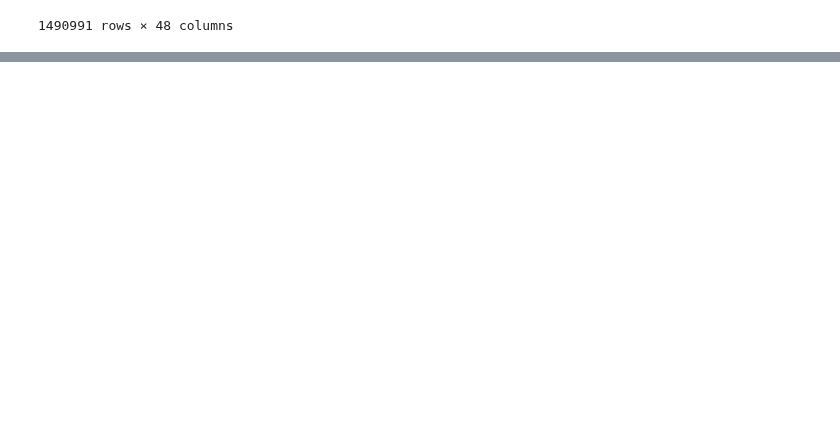
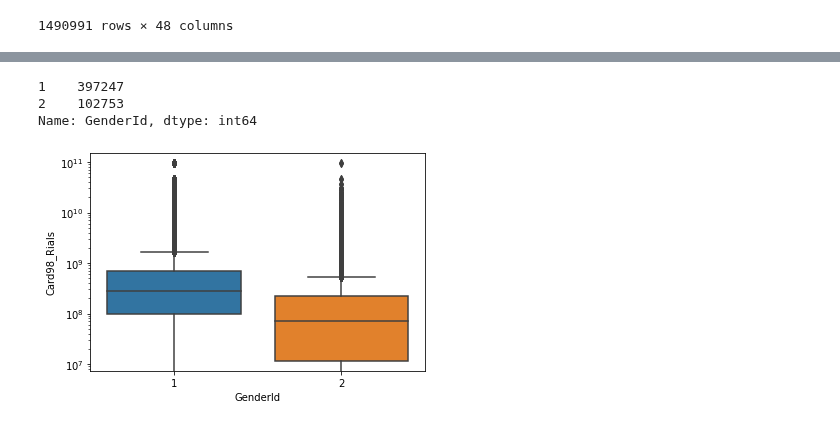
Before and after one commit to sadraheydari/BS_project, a Jupyter notebook: code/notebooks/1. EDA.ipynb, the cells around one changed output, grey strips where cells are left out. Cells and saved outputs as stored; diff of their text form; code cells hidden in the pictures; blank space fills up the shorter version.

```diff
--- a/code/notebooks/1. EDA.ipynb
+++ b/code/notebooks/1. EDA.ipynb
@@ -22,0 +77,3 @@ data_df
+# %%
+familyhead_df = data_df[data_df['ParentID'] == data_df['ID']]
+familyhead_df
@@ -22,0 +94,12 @@ data_df
+# %%
+familyhead_df['GenderId'].value_counts()
+# %% [output]
+1    397247
+2    102753
+Name: GenderId, dtype: int64
+# %%
+familyhead_df['Card98_Rials']
+sns.boxplot(data=familyhead_df, x='GenderId', y='Card98_Rials')
+plt.yscale('log')
+# %% [output]
+[figure, added]
```
Also changed, not shown: parts of 15 cells of this notebook, 11 other files.
